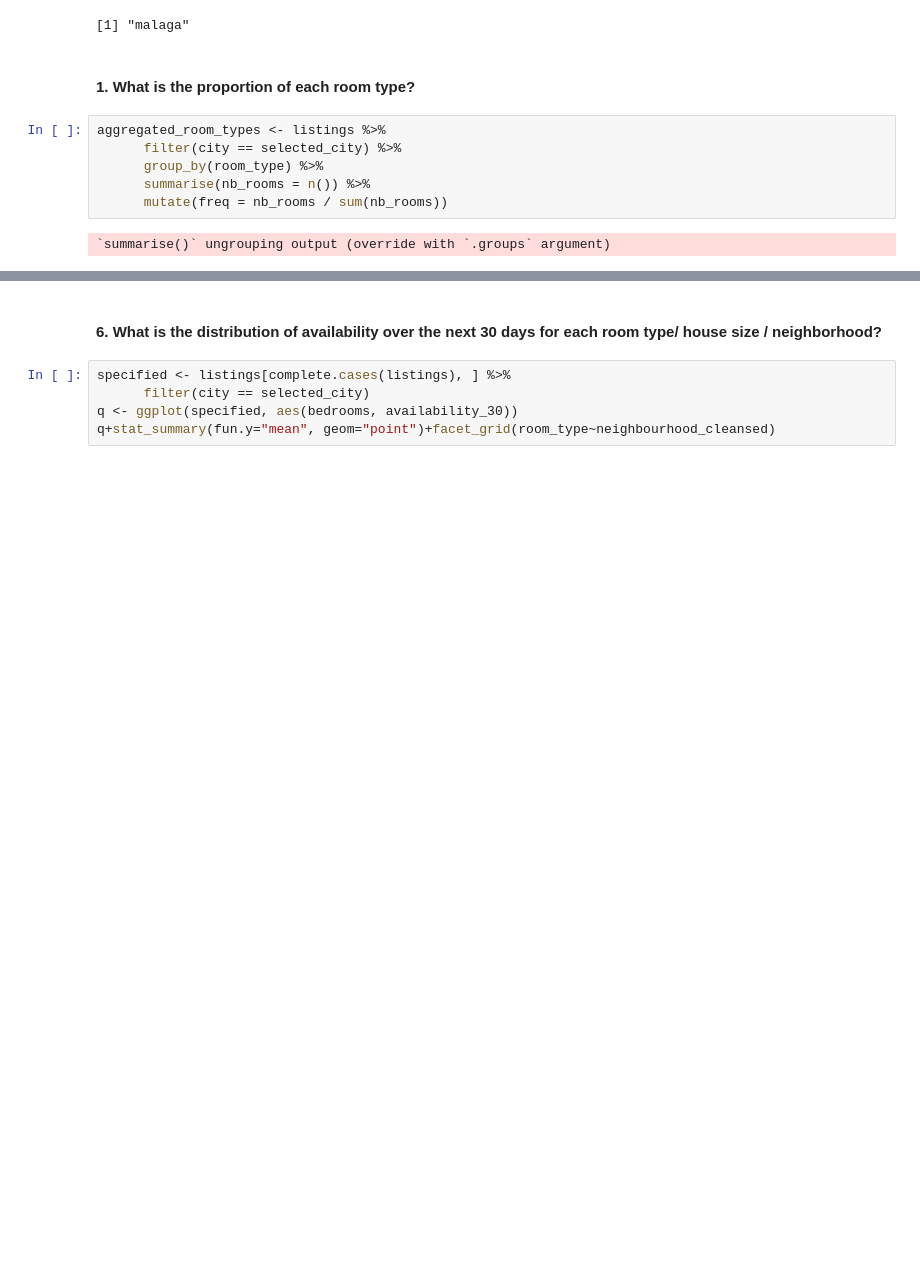
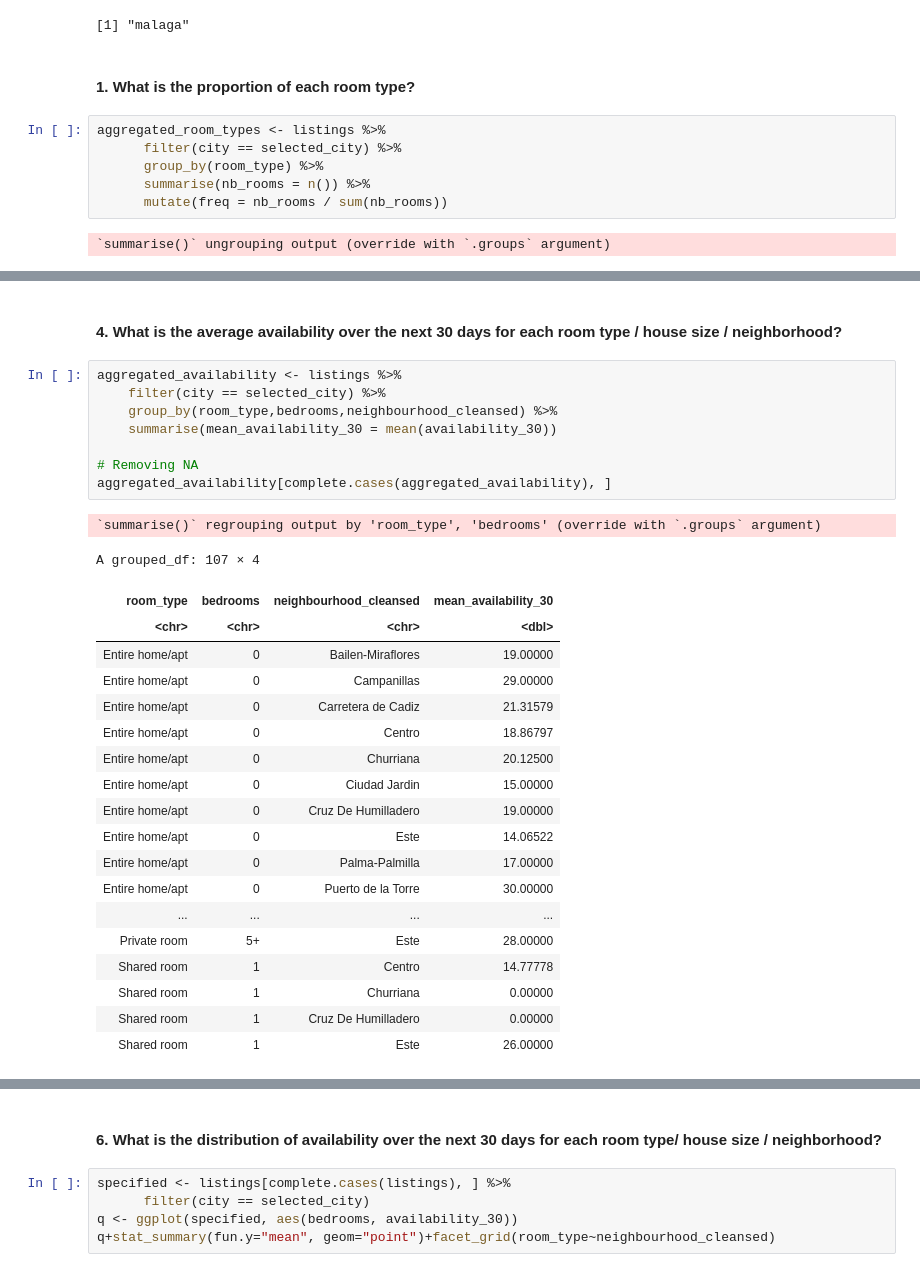
Before and after one commit to Ducrioma/Data-Analytics-Projects, a Jupyter notebook: Airbnb Data Analysis.ipynb, the cells around one changed output, grey strips where cells are left out. Cells and saved outputs as stored; diff of their text form; blank space fills up the shorter version.

```diff
--- a/Airbnb Data Analysis.ipynb
+++ b/Airbnb Data Analysis.ipynb
@@ -415,3 +430,34 @@ aggregated_neighborhood[complete.cases(aggregated_neighborhood), ]
 | Palma-Palmilla | 41 | 0.006506904 |
 | Puerto de la Torre | 31 | 0.004919854 |
 | Teatinos-Universidad | 101 | 0.016029202 |
+# %% [markdown]
+#### 4. What is the average availability over the next 30 days for each room type / house size / neighborhood?
+# %%
+aggregated_availability <- listings %>%
+    filter(city == selected_city) %>%
+    group_by(room_type,bedrooms,neighbourhood_cleansed) %>%
+    summarise(mean_availability_30 = mean(availability_30))
+
+# Removing NA
+aggregated_availability[complete.cases(aggregated_availability), ]
+# %% [output]
+`summarise()` regrouping output by 'room_type', 'bedrooms' (override with `.groups` argument)
+A grouped_df: 107 × 4
+| room_type | bedrooms | neighbourhood_cleansed | mean_availability_30 |
+| <chr> | <chr> | <chr> | <dbl> |
+| Entire home/apt | 0 | Bailen-Miraflores | 19.00000 |
+| Entire home/apt | 0 | Campanillas | 29.00000 |
+| Entire home/apt | 0 | Carretera de Cadiz | 21.31579 |
+| Entire home/apt | 0 | Centro | 18.86797 |
+| Entire home/apt | 0 | Churriana | 20.12500 |
+| Entire home/apt | 0 | Ciudad Jardin | 15.00000 |
+| Entire home/apt | 0 | Cruz De Humilladero | 19.00000 |
+| Entire home/apt | 0 | Este | 14.06522 |
+| Entire home/apt | 0 | Palma-Palmilla | 17.00000 |
+| Entire home/apt | 0 | Puerto de la Torre | 30.00000 |
+| ... | ... | ... | ... |
+| Private room | 5+ | Este | 28.00000 |
+| Shared room | 1 | Centro | 14.77778 |
+| Shared room | 1 | Churriana | 0.00000 |
+| Shared room | 1 | Cruz De Humilladero | 0.00000 |
+| Shared room | 1 | Este | 26.00000 |
```
Also changed, not shown: parts of 23 cells of this notebook.
